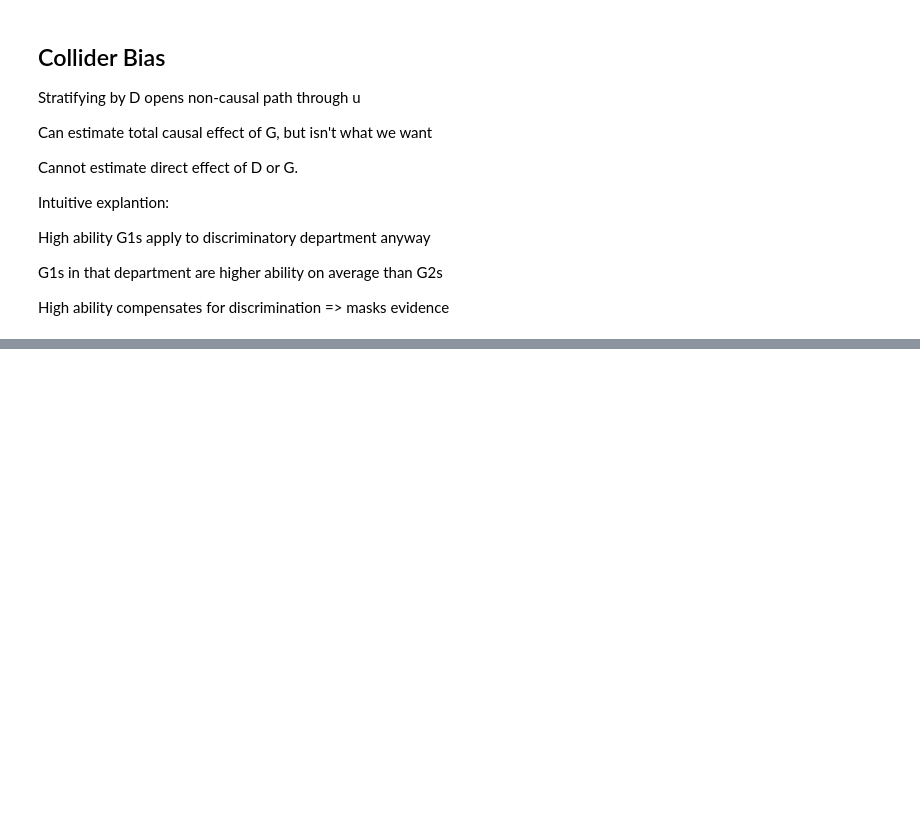
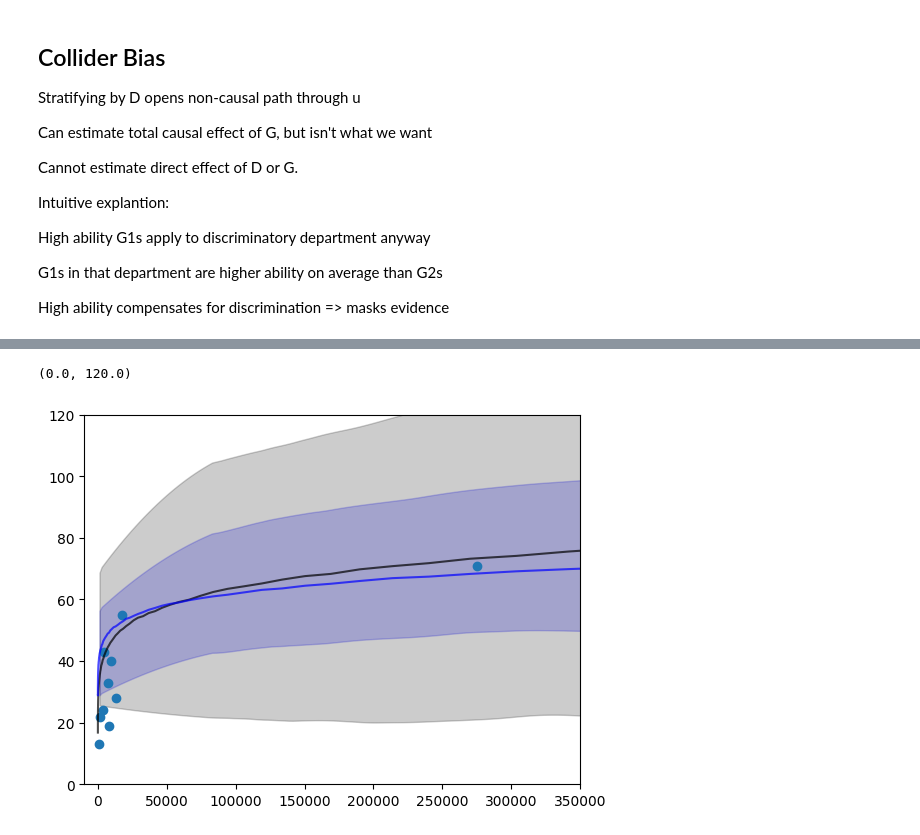
Before and after one commit to kpjmcg/Statistical-Rethinking-2023-Python-Notes, a Jupyter notebook: Lecture_10_2023.ipynb, the cells around one changed output, grey strips where cells are left out. Cells and saved outputs as stored; diff of their text form; code cells hidden in the pictures; blank space fills up the shorter version.

```diff
--- a/Lecture_10_2023.ipynb
+++ b/Lecture_10_2023.ipynb
@@ -150,0 +342,10 @@ High ability compensates for discrimination => masks evidence
+# %%
+#kline.contact.astype('category').cat.codes
+
+#Intercept only model
+with pm.Model() as intercept_m:
+    a = pm.Normal('a',3,0.5)
+    T = pm.Poisson('T', pm.math.exp(a),observed = kline['total_tools'])
+    intercept_trace = pm.sample()
+    pm.sample_posterior_predictive(intercept_trace,extend_inferencedata=True)
+    pm.compute_log_likelihood(intercept_trace) #Needed for comparison later
@@ -150,0 +446,19 @@ High ability compensates for discrimination => masks evidence
+# %%
+#Natural scale
+P_seq = np.linspace(-5.0,3.0,ns)
+P_seq = np.exp(P_seq * np.log(kline['population'].values).std() + np.log(kline['population'].values).mean())
+
+az.plot_hdi(P_seq,lam1,color='b', fill_kwargs={"alpha":0.2})
+az.plot_hdi(P_seq,lam0,color='k', fill_kwargs={"alpha":0.2})
+
+plt.plot(P_seq,lmu1, color='k', alpha=0.7, label="high contact mean")
+plt.plot(P_seq,lmu0, color='b', alpha=0.7, label="low contact mean")
+plt.scatter(kline['population'],y=kline['total_tools'])
+plt.xlim((-10000,350000))
+plt.ylim((0,120))
+
+#Note weird crossing, hawaii pulling things up.
+#Free intercept is also weird. Look at 0 on X axis.
+# %% [output]
+(0.0, 120.0)
+[figure, added]
```
Also changed, not shown: parts of 53 cells of this notebook.
